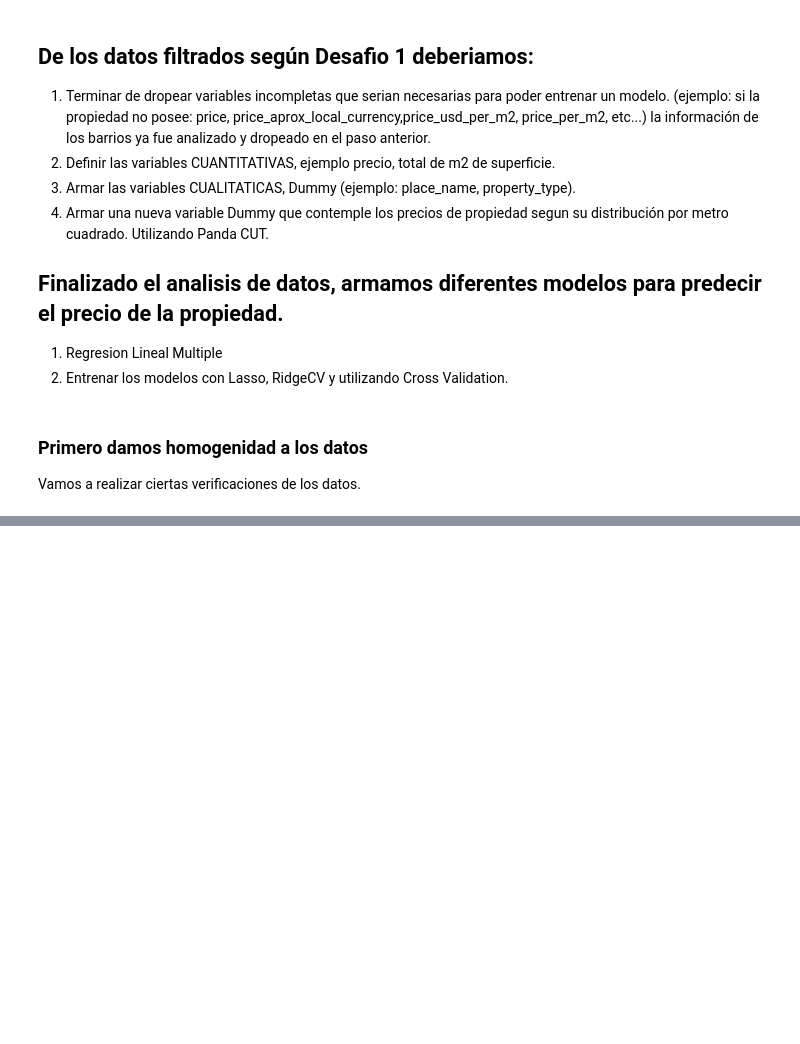
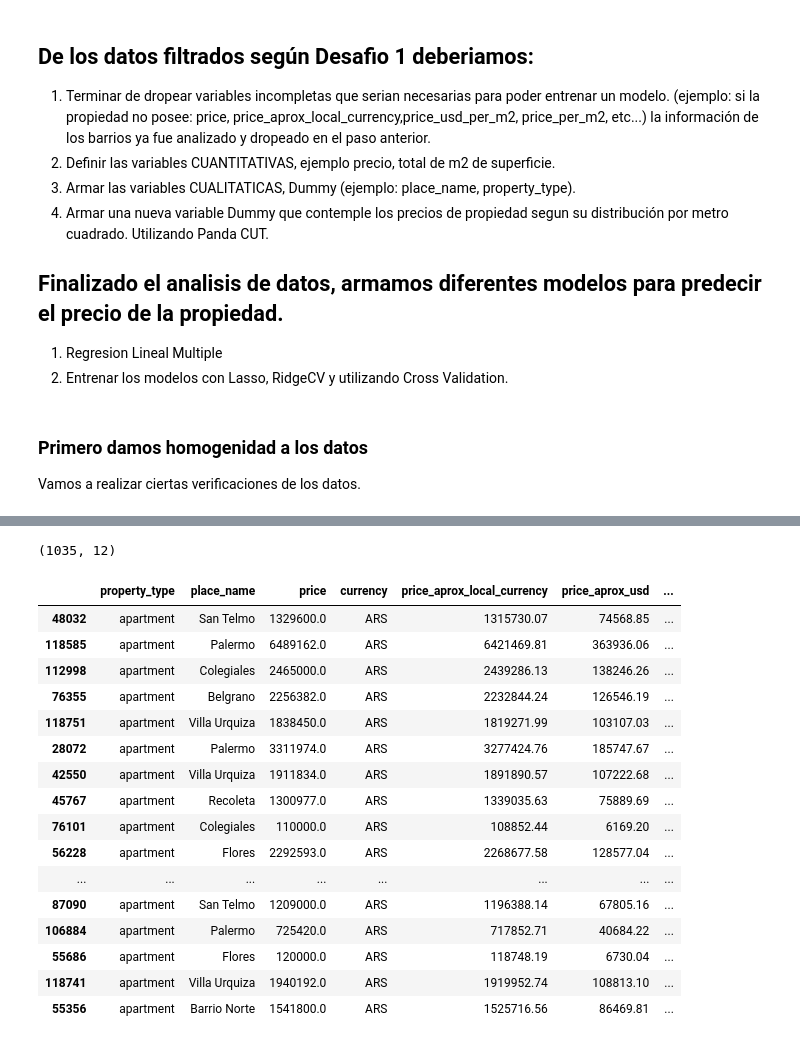
Before and after one commit to nachommm/Desafio2, a Jupyter notebook: desafio2-machine.learning.ipynb, the cells around one changed output, grey strips where cells are left out. Cells and saved outputs as stored; diff of their text form; code cells hidden in the pictures; blank space fills up the shorter version.

Commit message:
Fix Datos

```diff
--- a/desafio2-machine.learning.ipynb
+++ b/desafio2-machine.learning.ipynb
@@ -198,0 +199,29 @@ display(data_caba.loc[mask_price_validation, :].sample(20))
+# %%
+# Elimino primero los registros donde no tengo nada de informacion
+
+umbral = 10
+data_caba.dropna(axis = 0, thresh=umbral, inplace=True)
+
+# Vuelvo a ver como quedaron los datos
+mask_price_validation = data_caba.price != data_caba.price_aprox_usd
+display(data_caba.loc[mask_price_validation, :].shape)
+display(data_caba.loc[mask_price_validation, :].sample(20))
+# %% [output]
+(1035, 12)
+|  | property_type | place_name | price | currency | price_aprox_local_currency | price_aprox_usd | ... |
+| 48032 | apartment | San Telmo | 1329600.0 | ARS | 1315730.07 | 74568.85 | ... |
+| 118585 | apartment | Palermo | 6489162.0 | ARS | 6421469.81 | 363936.06 | ... |
+| 112998 | apartment | Colegiales | 2465000.0 | ARS | 2439286.13 | 138246.26 | ... |
+| 76355 | apartment | Belgrano | 2256382.0 | ARS | 2232844.24 | 126546.19 | ... |
+| 118751 | apartment | Villa Urquiza | 1838450.0 | ARS | 1819271.99 | 103107.03 | ... |
+| 28072 | apartment | Palermo | 3311974.0 | ARS | 3277424.76 | 185747.67 | ... |
+| 42550 | apartment | Villa Urquiza | 1911834.0 | ARS | 1891890.57 | 107222.68 | ... |
+| 45767 | apartment | Recoleta | 1300977.0 | ARS | 1339035.63 | 75889.69 | ... |
+| 76101 | apartment | Colegiales | 110000.0 | ARS | 108852.44 | 6169.20 | ... |
+| 56228 | apartment | Flores | 2292593.0 | ARS | 2268677.58 | 128577.04 | ... |
+| ... | ... | ... | ... | ... | ... | ... | ... |
+| 87090 | apartment | San Telmo | 1209000.0 | ARS | 1196388.14 | 67805.16 | ... |
+| 106884 | apartment | Palermo | 725420.0 | ARS | 717852.71 | 40684.22 | ... |
+| 55686 | apartment | Flores | 120000.0 | ARS | 118748.19 | 6730.04 | ... |
+| 118741 | apartment | Villa Urquiza | 1940192.0 | ARS | 1919952.74 | 108813.10 | ... |
+| 55356 | apartment | Barrio Norte | 1541800.0 | ARS | 1525716.56 | 86469.81 | ... |
```
Also changed, not shown: parts of 7 cells of this notebook.
